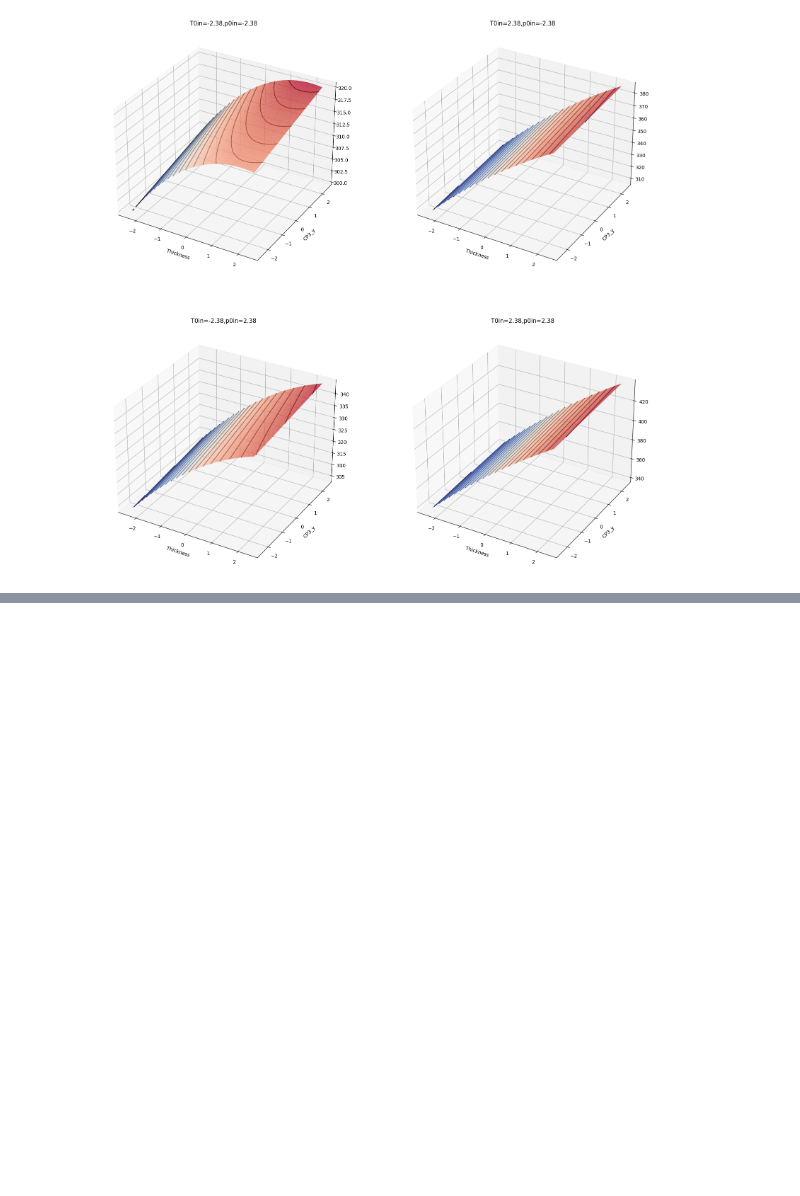
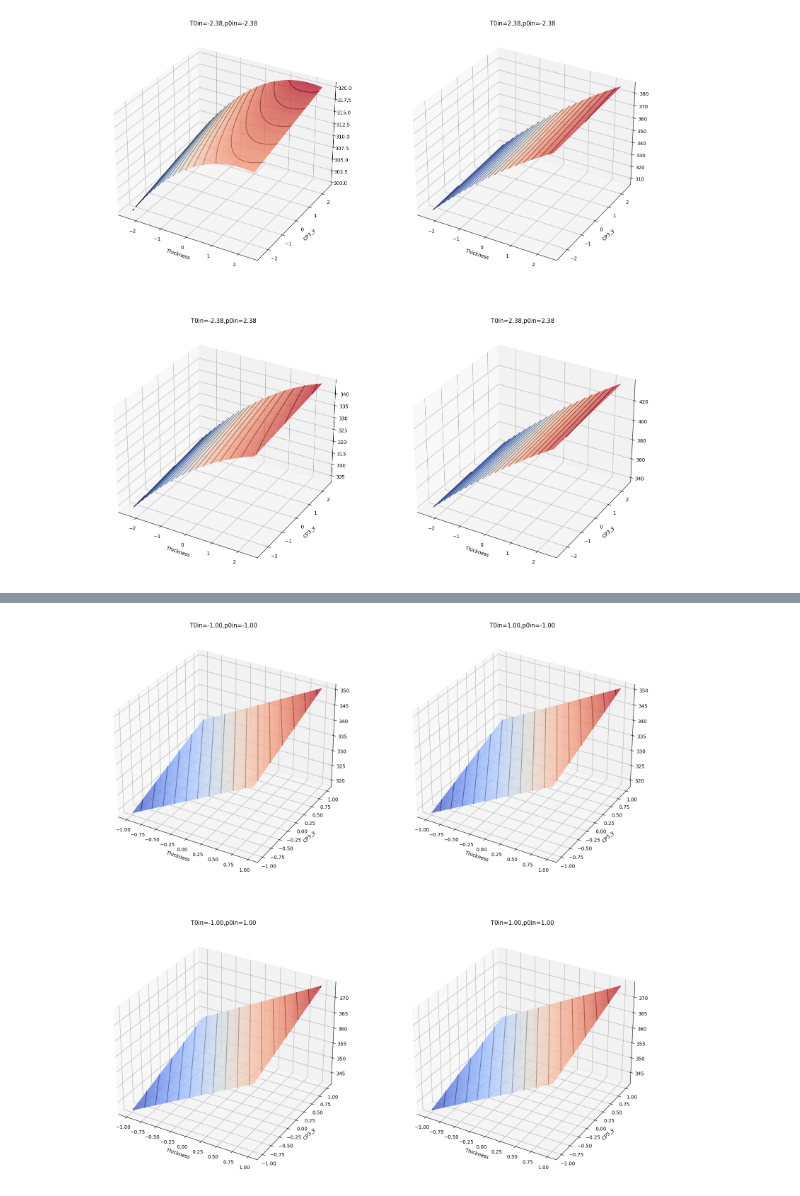
Before and after one commit to properallan/frog, a Jupyter notebook: examples/experimental_planning_ccd_levels.ipynb, the cells around one changed output, grey strips where cells are left out. Cells and saved outputs as stored; diff of their text form; code cells hidden in the pictures; blank space fills up the shorter version.

```diff
--- a/examples/experimental_planning_ccd_levels.ipynb
+++ b/examples/experimental_planning_ccd_levels.ipynb
@@ -173,0 +158,9 @@ h5py.File()
+# %%
+fm = FactorialModel(
+    data = doe_excel.data[:33],
+    functions = {
+        'Twall' : 'Twall ~ Thickness * CP3_y * T0in * p0in * outerTemperature'
+    }
+)
+
+fm.summary()
@@ -173,0 +185,3 @@ h5py.File()
+# %%
+sig_fm = fm.build_significant_models()
+sig_fm.summary()
@@ -173,0 +206,38 @@ h5py.File()
+# %%
+import matplotlib.pyplot as plt
+from matplotlib import cm # for a scatter plot
+from mpl_toolkits.mplot3d import Axes3D
+
+levels = np.array([-1, 1])
+levels_range = np.linspace(levels[0], levels[-1],100)
+X,Y = np.meshgrid(levels_range, levels_range)
+
+fig, ax = plt.subplots(levels.size, levels.size, figsize=(20,20), subplot_kw=dict(projection='3d'))
+
+for i, lvl1 in enumerate(levels):
+    for j, lvl2 in enumerate(levels):
+        Z = sig_fm.model['Twall'].predict(
+            pd.DataFrame({
+                'Thickness': lvl1 ,
+                #'CP3_y': Y.ravel() ,
+                'T0in': X.ravel(),#595.913043,
+                'p0in': Y.ravel(),#711558.623974,
+                #'outerTemperature': 2.37841423,
+            })
+        )
+
+        Z = Z.values.reshape(X.shape)
+
+        #fig = plt.figure(figsize=(5,5))
+        #ax[i][j] = plt.axes()
+        ax[i][j].plot_surface(
+            X, Y, Z, rstride=1, cstride=1, alpha = 0.8,  cmap=cm.coolwarm,
+            linewidth=1, antialiased=True)
+        ax[i][j].contour(X, Y, Z, 20, colors="k", linestyles="solid")
+
+        ax[i][j].set_xlabel('Thickness')
+        ax[i][j].set_ylabel('CP3_y')
+        ax[i][j].set_title(f'T0in={lvl2:.2f},p0in={lvl1:.2f}')
+plt.show()
+# %% [output]
+[figure, added]
```
Also changed, not shown: parts of 9 cells of this notebook, 1 other file.
